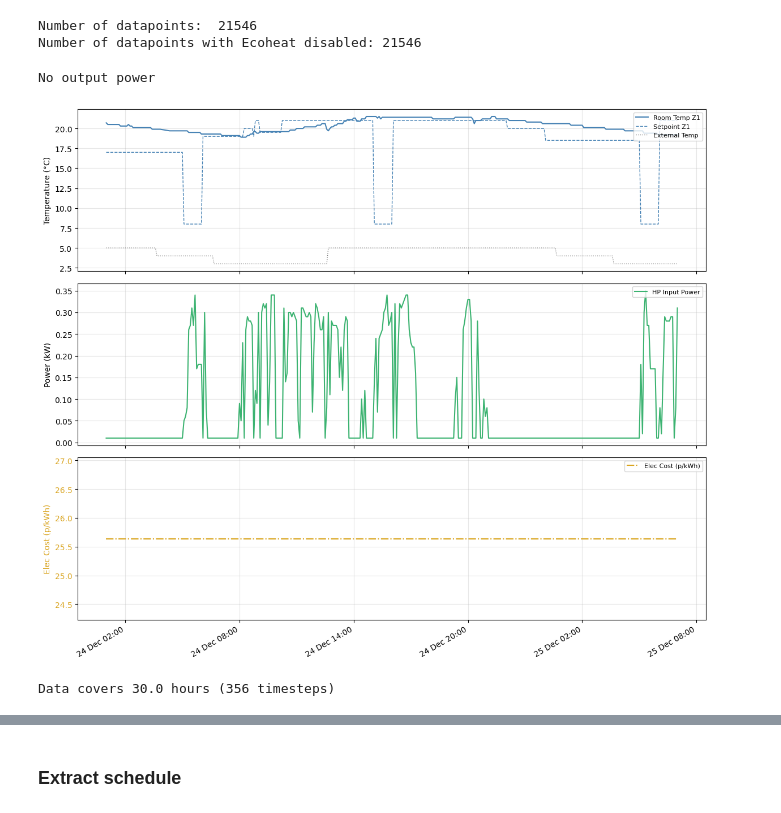
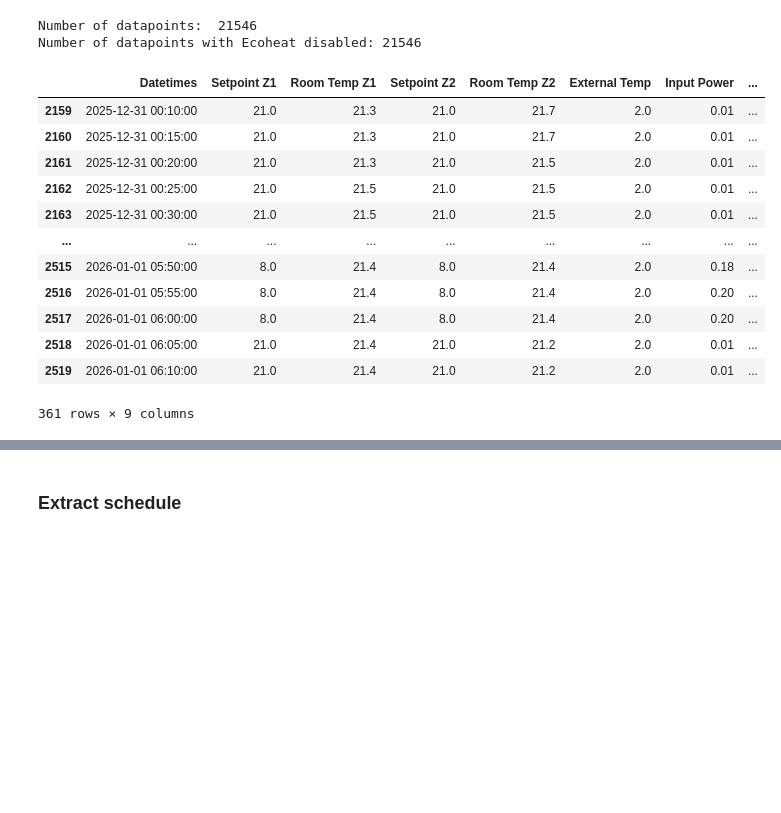
Before and after one commit to PracticeOrientedAICDT/PassivUK_Project_Spring_2026, a Jupyter notebook: explainable-AI/ecoheat_comparison.ipynb, the cells around one changed output, grey strips where cells are left out. Saved outputs shown, nothing was run; the diff lists cells and outputs as text; code cells hidden in the pictures; blank space fills up the shorter version.

```diff
--- a/explainable-AI/ecoheat_comparison.ipynb
+++ b/explainable-AI/ecoheat_comparison.ipynb
@@ -158,9 +160,22 @@ print("Number of datapoints with Ecoheat disabled:", sum(temp_df['Ecoheat (0/1)'
 Number of datapoints:  21546
 Number of datapoints with Ecoheat disabled: 21546
 # %%
-i = 153
-plot_temp_power(temp_df.loc[i:i+(30*60/5)], 1)
+start_index = 2159
+# NOTE: This index corresponds to the 31/12/2025, which was determined not to have any overrides
+# made to the schedule for 30 hours using the "eda_tempoverride" notebook.
+# This simplifies the situation and allows a closer comparison between the original data and the model API output
+temp_df.loc[start_index:start_index+(30*60/5)]
 # %% [output]
+|  | Datetimes | Setpoint Z1 | Room Temp Z1 | Setpoint Z2 | Room Temp Z2 | External Temp | Input Power | ... |
+| 2159 | 2025-12-31 00:10:00 | 21.0 | 21.3 | 21.0 | 21.7 | 2.0 | 0.01 | ... |
+| 2160 | 2025-12-31 00:15:00 | 21.0 | 21.3 | 21.0 | 21.7 | 2.0 | 0.01 | ... |
+| 2161 | 2025-12-31 00:20:00 | 21.0 | 21.3 | 21.0 | 21.5 | 2.0 | 0.01 | ... |
+| 2162 | 2025-12-31 00:25:00 | 21.0 | 21.5 | 21.0 | 21.5 | 2.0 | 0.01 | ... |
+| 2163 | 2025-12-31 00:30:00 | 21.0 | 21.5 | 21.0 | 21.5 | 2.0 | 0.01 | ... |
+| ... | ... | ... | ... | ... | ... | ... | ... | ... |
+| 2515 | 2026-01-01 05:50:00 | 8.0 | 21.4 | 8.0 | 21.4 | 2.0 | 0.18 | ... |
+| 2516 | 2026-01-01 05:55:00 | 8.0 | 21.4 | 8.0 | 21.4 | 2.0 | 0.20 | ... |
+| 2517 | 2026-01-01 06:00:00 | 8.0 | 21.4 | 8.0 | 21.4 | 2.0 | 0.20 | ... |
+| 2518 | 2026-01-01 06:05:00 | 21.0 | 21.4 | 21.0 | 21.2 | 2.0 | 0.01 | ... |
+| 2519 | 2026-01-01 06:10:00 | 21.0 | 21.4 | 21.0 | 21.2 | 2.0 | 0.01 | ... |
-No output power
+361 rows × 9 columns
-[figure, removed]
-Data covers 30.0 hours (356 timesteps)
```
Also changed, not shown: parts of 13 cells of this notebook, 1 other file.
